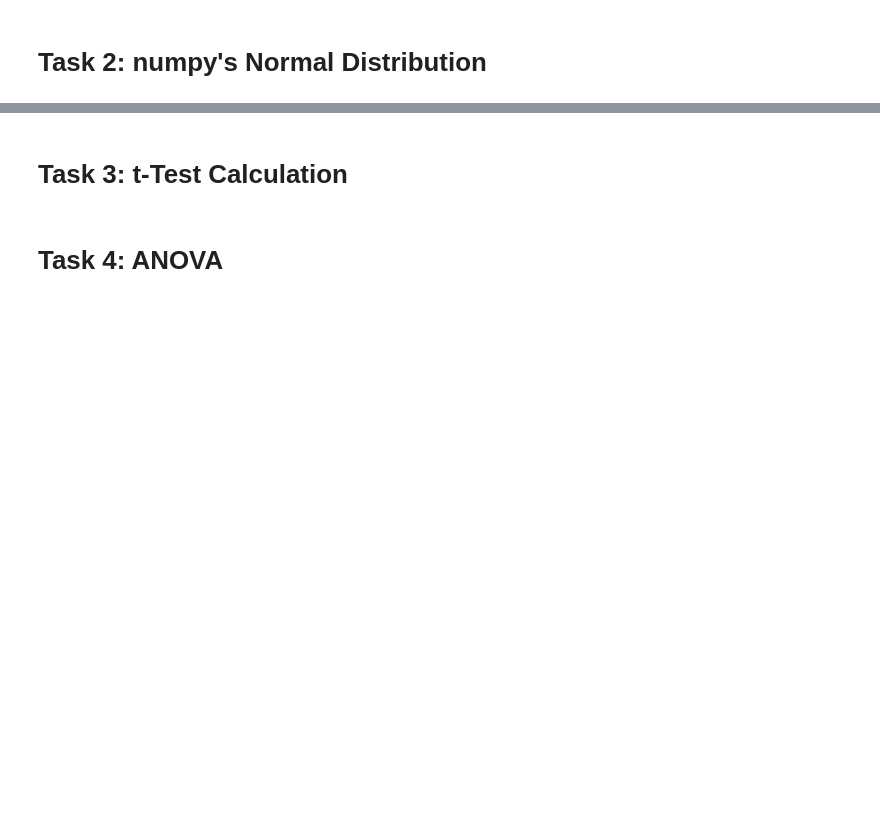
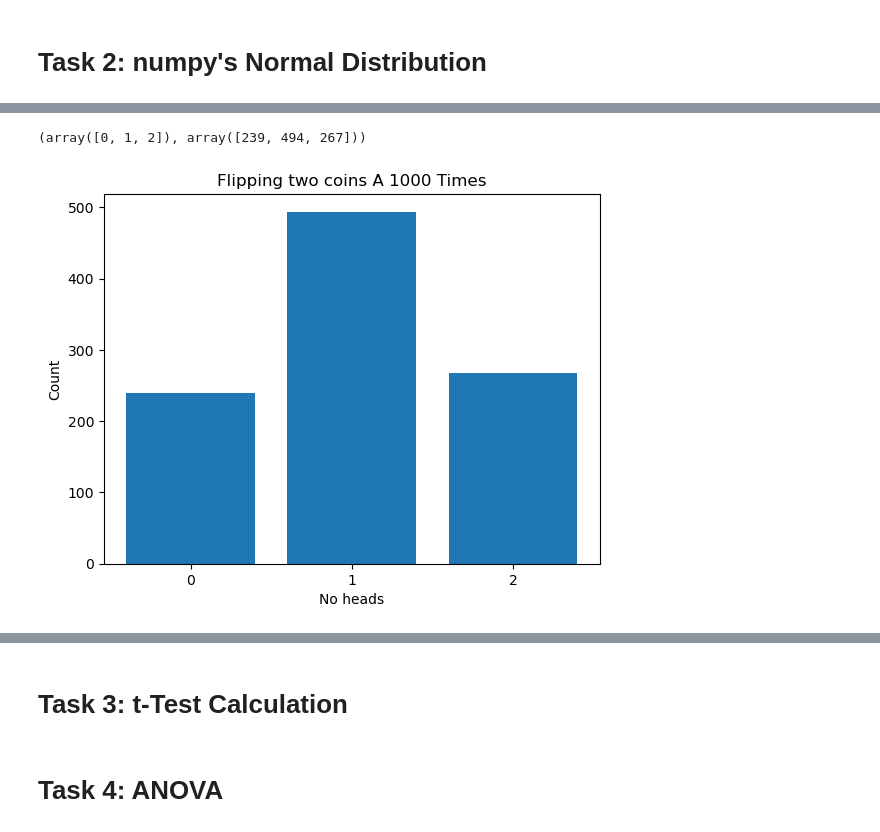
Before and after one commit to AndreaCignoni/applied_statistics_assessment, a Jupyter notebook: tasks.ipynb, the cells around one changed output, grey strips where cells are left out. Saved outputs shown, nothing was run; the diff lists cells and outputs as text; code cells hidden in the pictures; blank space fills up the shorter version.

```diff
--- a/tasks.ipynb
+++ b/tasks.ipynb
@@ -286,0 +390,6 @@ ax.bar(counts[0], counts[1])
+# %%
+# Flip two coins several times.
+twoflips = np.random.binomial(2,0.5,1000)# 1000 flips
+
+# Show.
+twoflips
@@ -286,0 +414,29 @@ ax.bar(counts[0], counts[1])
+# %%
+# Count the number of times each value occurs.
+uniques, counts = np.unique(twoflips, return_counts=True)
+
+# Show.
+uniques, counts
+# %% [output]
+(array([0, 1, 2]), array([239, 494, 267]))
+# %%
+# Create a blank plot.
+fig, ax = plt.subplots()
+
+# Create a bar chart.
+ax.bar(uniques, counts)
+
+# Add x labels.
+ax.set_xticks([0, 1, 2])
+
+# Add title.
+ax.set_title('Flipping two coins A 1000 Times')
+
+# Add y label.
+ax.set_xlabel('No heads')
+ax.set_ylabel('Count')
+
+# Show.
+plt.show();
+# %% [output]
+[figure, added]
```
Also changed, not shown: parts of 23 cells of this notebook.
